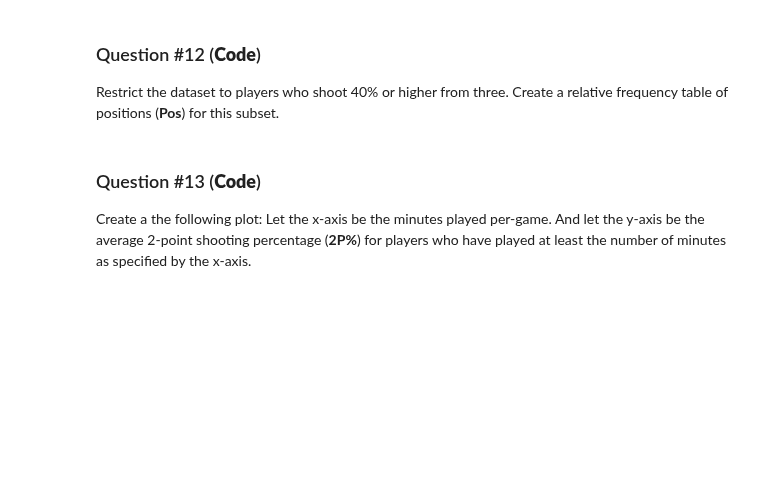
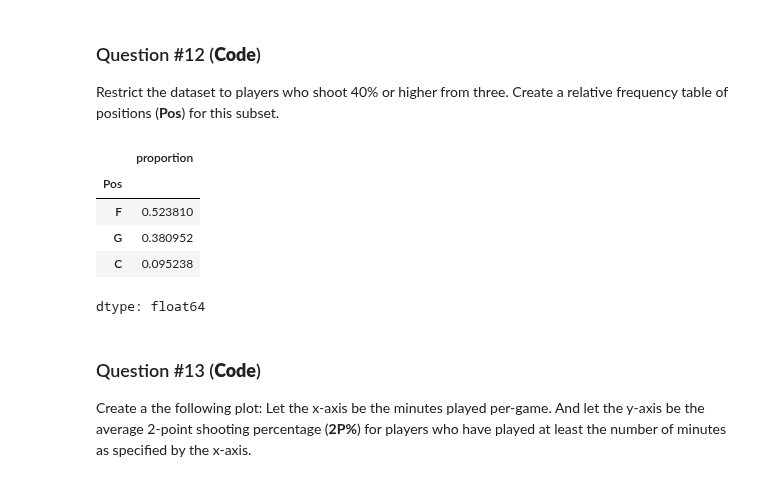
Before and after one commit to pharringtonp19/business-analytics, a Jupyter notebook: homeworks/HW2_solutions.ipynb, the cells around one changed output. Cells and saved outputs as stored; diff of their text form; code cells hidden in the pictures; blank space fills up the shorter version.

```diff
--- a/homeworks/HW2_solutions.ipynb
+++ b/homeworks/HW2_solutions.ipynb
@@ -150,6 +178,17 @@ How many players who average more than 5 minutes per game and played in more tha
 # %% [markdown]
 ### Question #12 (**Code**)
 Restrict the dataset to players who shoot 40% or higher from three. Create a relative frequency table of positions (**Pos**) for this subset.
+# %%
+condition = df['3P%'] >= .4
+new_df = df[condition]
+new_df['Pos'].value_counts(normalize=True)
+# %% [output]
+|  | proportion |
+| Pos |  |
+| F | 0.523810 |
+| G | 0.380952 |
+| C | 0.095238 |
+dtype: float64
 # %% [markdown]
 ### Question #13 (**Code**)
 
```
Also changed, not shown: parts of 3 cells of this notebook.
